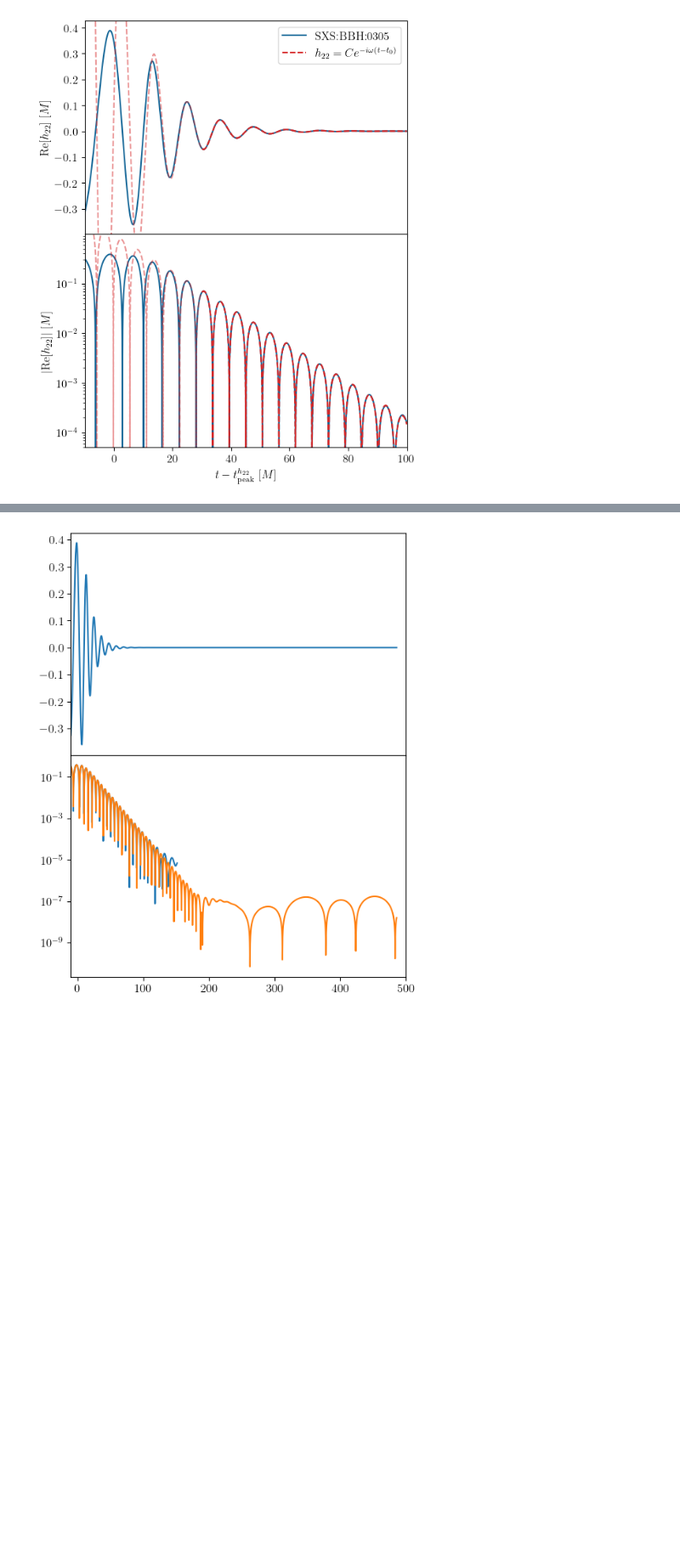
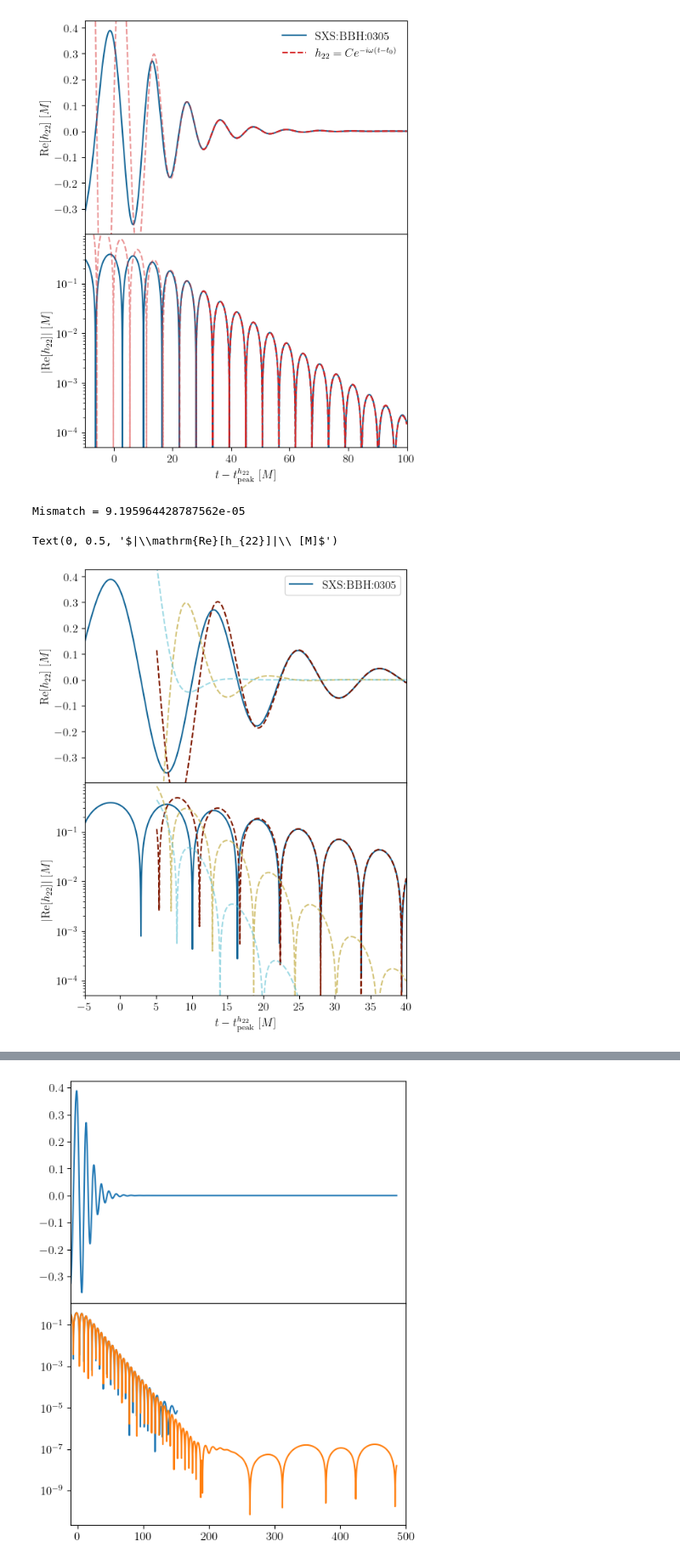
Before and after one commit to eliotfinch/thesis, a Jupyter notebook: Figures/Introduction/ringdown_waveform.ipynb, the cells around one changed output, grey strips where cells are left out. Shown at 85% size. Saved outputs shown, nothing was run; the diff lists cells and outputs as text; code cells hidden in the pictures; blank space fills up the shorter version.

Commit message:
Update ringdown waveform figures

```diff
--- a/Figures/Introduction/ringdown_waveform.ipynb
+++ b/Figures/Introduction/ringdown_waveform.ipynb
@@ -80,3 +82,59 @@ axs[1].set_ylabel('$|\mathrm{Re}[h_{22}]|\ [M]$')
 fig.savefig('ringdown_waveform.pdf', bbox_inches='tight')
 # %% [output]
 [figure]
+# %%
+best_fit = qnmfits.ringdown_fit(
+    sim.times,
+    sim.h[2,2],
+    [(2,2,n,1) for n in range(3)],
+    Mf=sim.Mf,
+    chif=sim.chif_mag,
+    t0=5
+)
+
+print(f"Mismatch = {best_fit['mismatch']}")
+
+f_fit = interp1d(best_fit['model_times'], np.real(best_fit['model']), kind='cubic')
+
+new_times = np.linspace(sim.times[m][0], sim.times[m][-1], 5000)
+new_fit_times = np.linspace(best_fit['model_times'][0], best_fit['model_times'][-1], 5000)
+# %% [output]
+Mismatch = 9.195964428787562e-05
+# %%
+cmap = cm.roma
+
+fig, axs = plt.subplots(2, 1, figsize=(6,8), sharex=True)
+fig.subplots_adjust(hspace=0)
+
+axs[0].plot(new_times, f(new_times), c=ringdown_colour, label='SXS:BBH:0305')
+axs[1].plot(new_times, abs(f(new_times)), c=ringdown_colour)
+
+# axs[0].plot(new_fit_times, f_fit(new_fit_times), c='C3', ls='--', label=r'$h_{22} = Ce^{-i\omega(t-t_0)}$')
+# axs[1].plot(new_fit_times, abs(f_fit(new_fit_times)), c='C3', ls='--')
+
+for i, (amp, freq) in enumerate(zip(best_fit['C'], best_fit['frequencies'])):
+    if i < 10:
+        wf = amp*np.exp(-1j*(new_fit_times-5)*freq)
+        axs[0].plot(new_fit_times, np.real(wf), c=cmap(i/3), alpha=1-(i/5), ls='--')
+        axs[1].plot(new_fit_times, abs(np.real(wf)), c=cmap(i/3), alpha=1-(i/5), ls='--')
+
+# extended_model = best_fit['C'][0]*np.exp(-1j*(new_times-30)*best_fit['frequencies'][0])
+# axs[0].plot(new_times, np.real(extended_model), c='C3', ls='--', alpha=0.5)
+# axs[1].plot(new_times, abs(np.real(extended_model)), c='C3', ls='--', alpha=0.5)
+
+axs[0].legend()
+
+axs[0].set_xlim(-5, 40)
+axs[0].set_ylim((-0.3979884738603975, 0.42614283822484883))
+axs[1].set_ylim(5e-5, 0.99)
+
+axs[1].set_yscale('log')
+
+axs[1].set_xlabel('$t - t_\mathrm{peak}^{h_{22}}\ [M]$')
+axs[0].set_ylabel('$\mathrm{Re}[h_{22}]\ [M]$')
+axs[1].set_ylabel('$|\mathrm{Re}[h_{22}]|\ [M]$')
+
+# fig.savefig('ringdown_waveform.pdf', bbox_inches='tight')
+# %% [output]
+Text(0, 0.5, '$|\\mathrm{Re}[h_{22}]|\\ [M]$')
+[figure, added]
```
Also changed, not shown: parts of 3 cells of this notebook, 2 other files.
